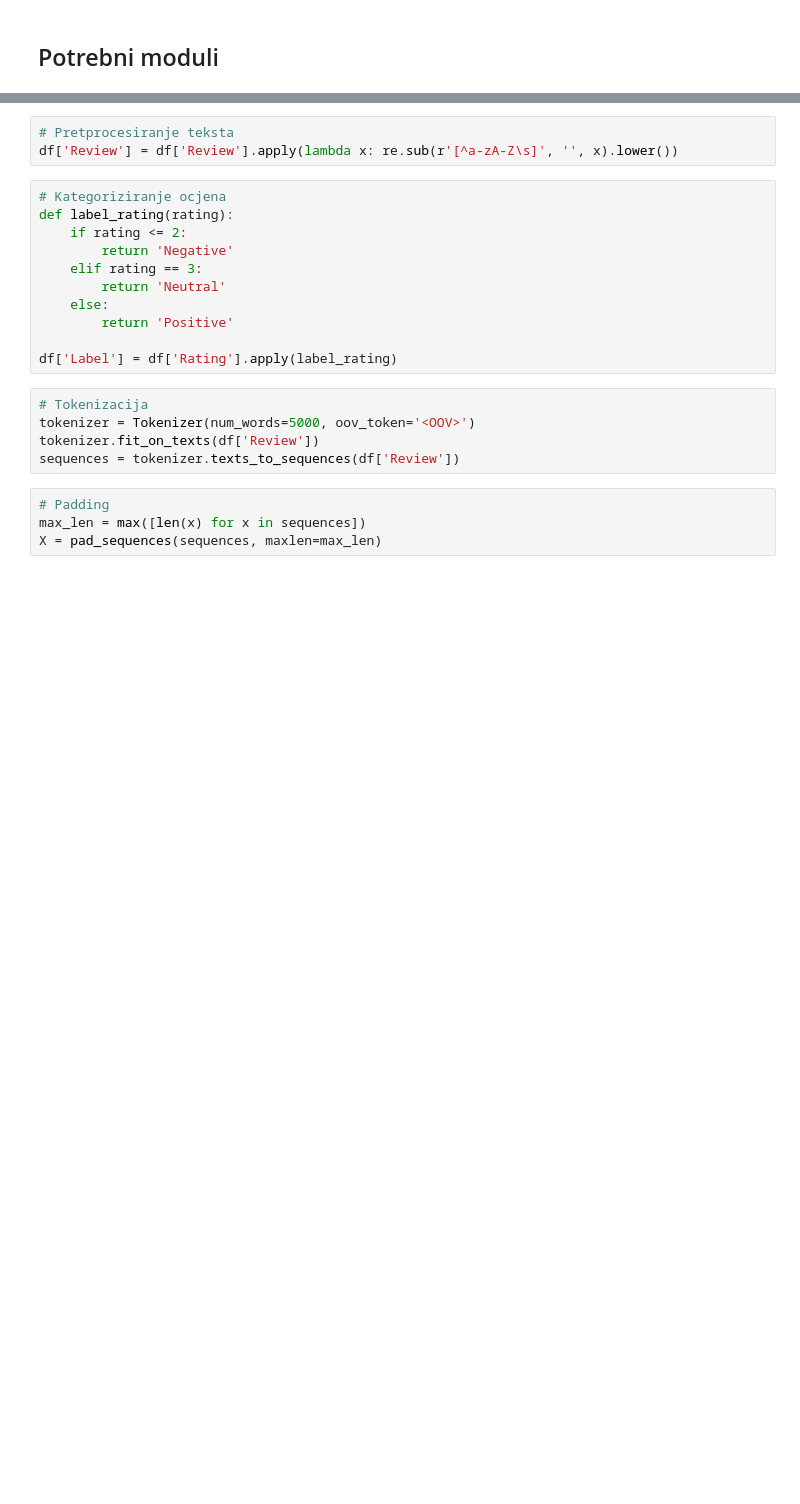
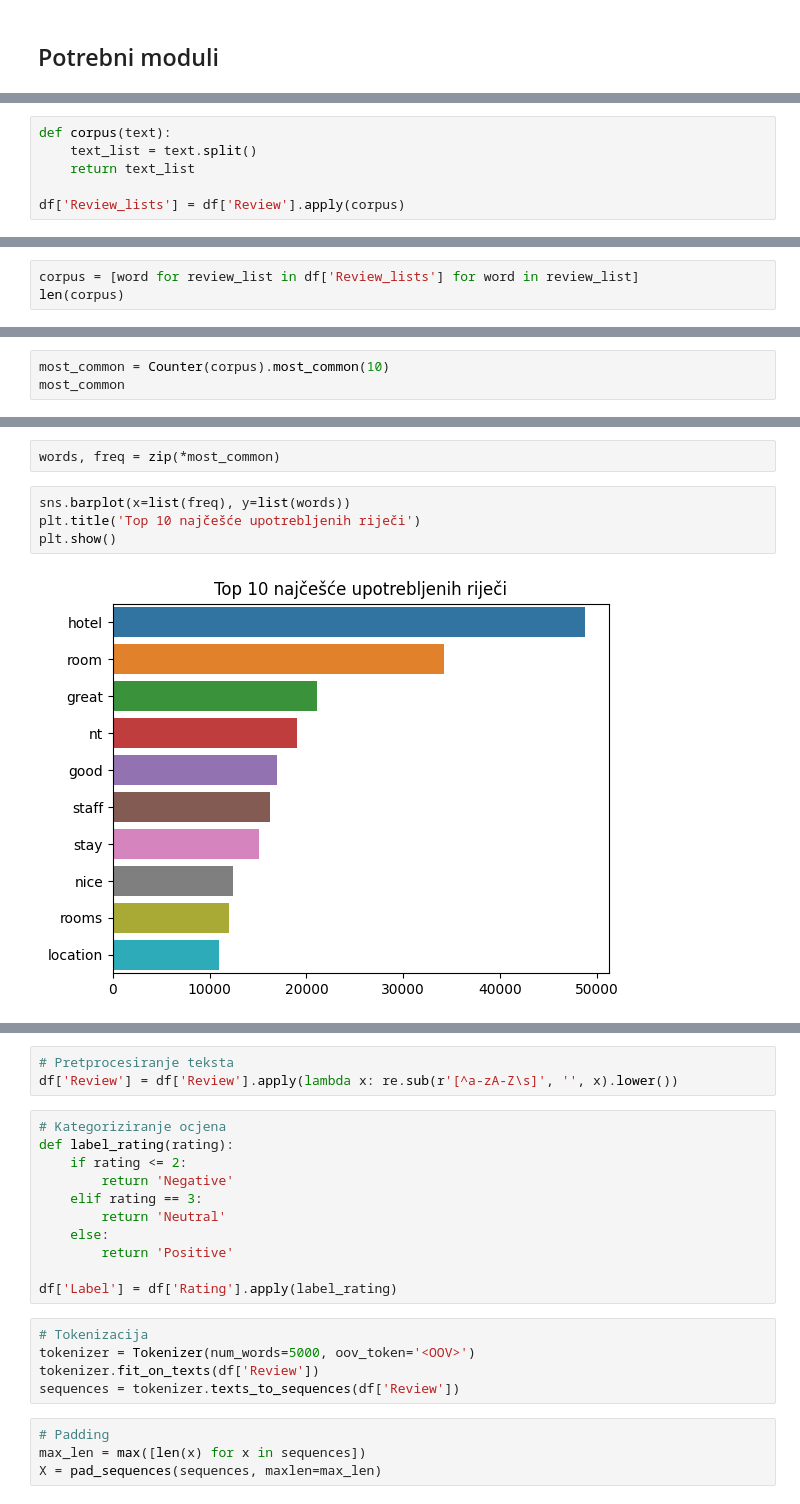
Before and after one commit to dsabljic/UUI-NLP-u-ugostiteljstvu, a Jupyter notebook: SentimentAnalysis.ipynb, the cells around one changed output, grey strips where cells are left out. Drawn from its saved outputs; the diff is of its cells as text; blank space fills up the shorter version.

```diff
--- a/SentimentAnalysis.ipynb
+++ b/SentimentAnalysis.ipynb
@@ -30,0 +154,6 @@ df.head()
+# %%
+def corpus(text):
+    text_list = text.split()
+    return text_list
+
+df['Review_lists'] = df['Review'].apply(corpus)
@@ -30,0 +169,3 @@ df.head()
+# %%
+corpus = [word for review_list in df['Review_lists'] for word in review_list]
+len(corpus)
@@ -30,0 +174,3 @@ df.head()
+# %%
+most_common = Counter(corpus).most_common(10)
+most_common
@@ -30,0 +188,8 @@ df.head()
+# %%
+words, freq = zip(*most_common)
+# %%
+sns.barplot(x=list(freq), y=list(words))
+plt.title('Top 10 najčešće upotrebljenih riječi')
+plt.show()
+# %% [output]
+[figure, added]
```
Also changed, not shown: parts of 27 cells of this notebook.
